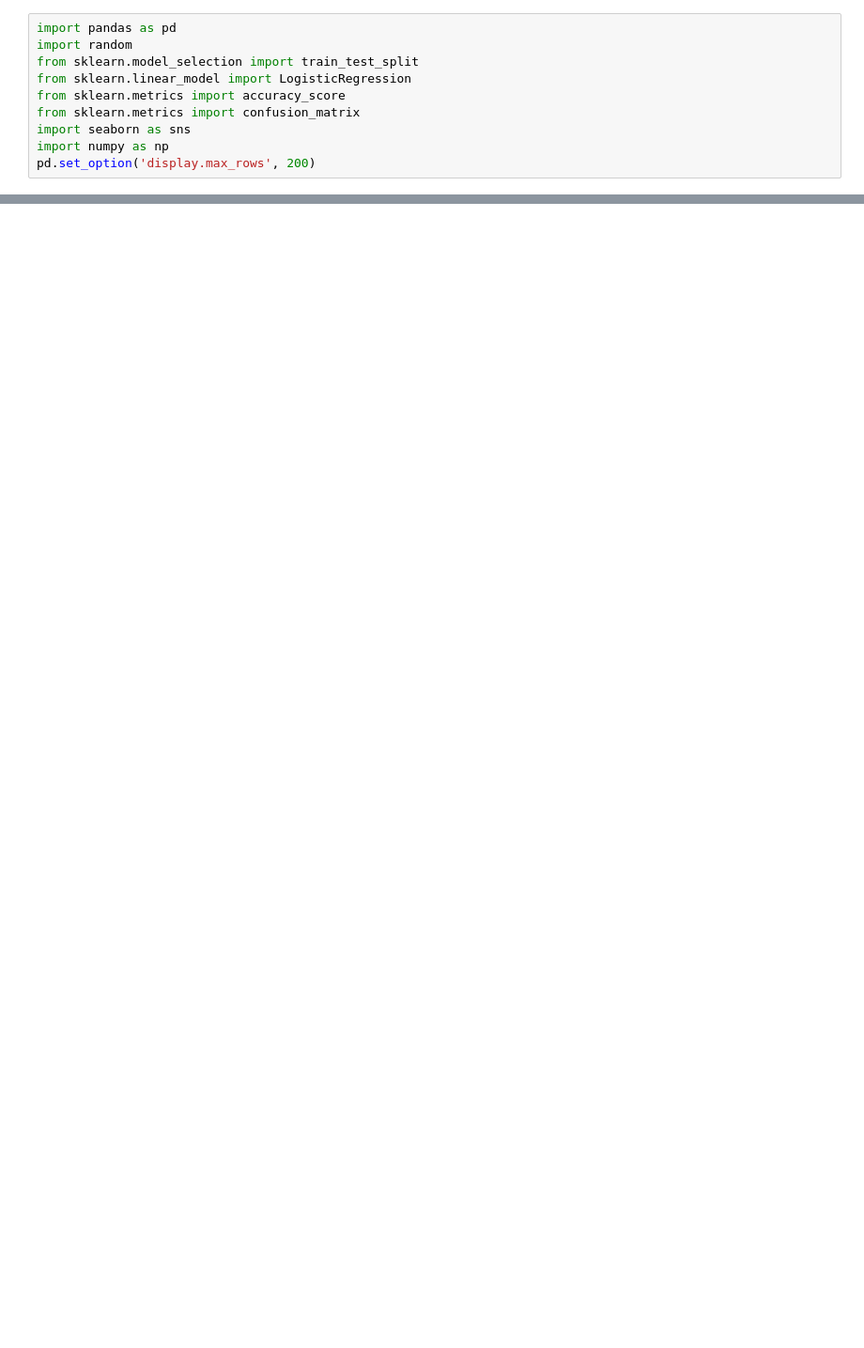
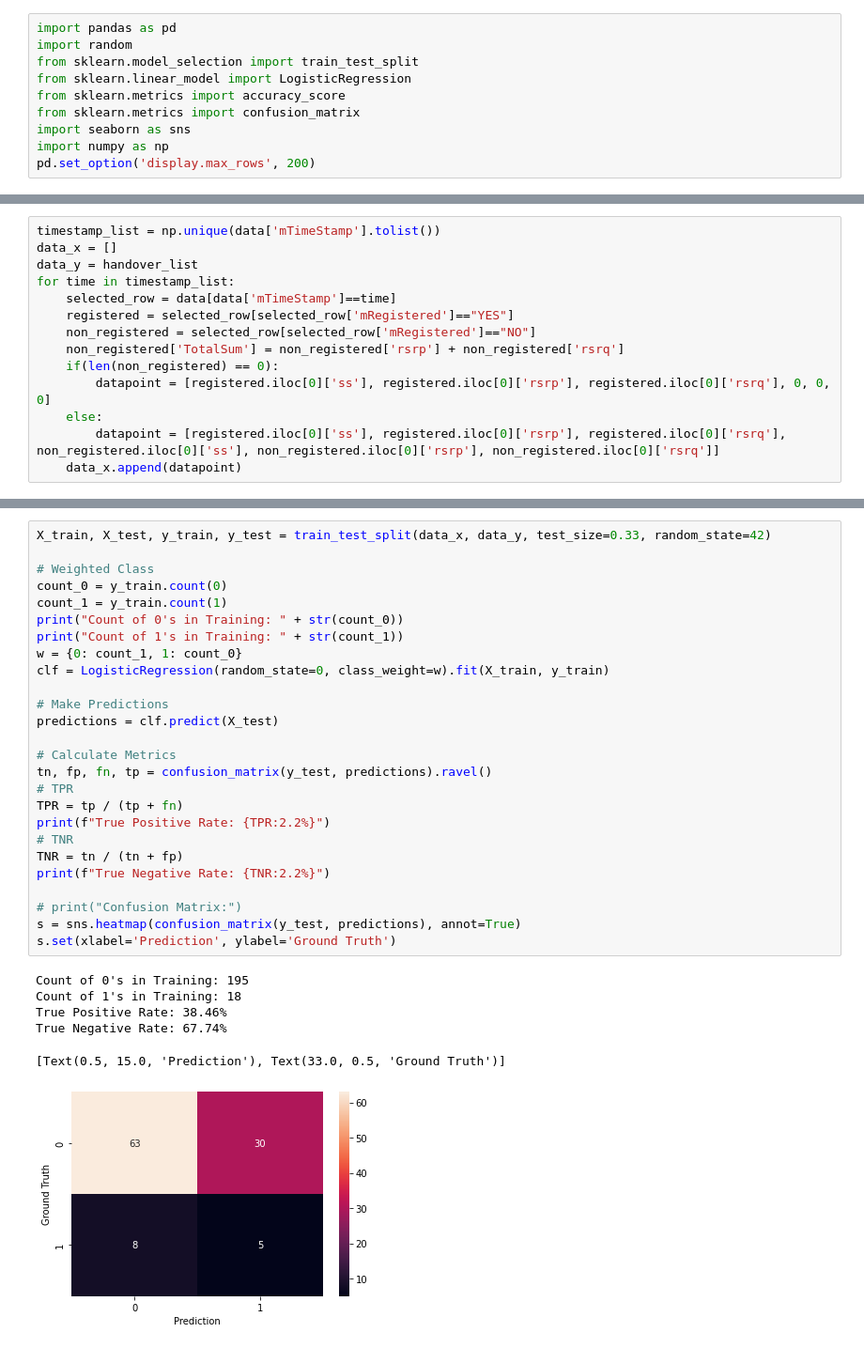
Before and after one commit to albertjstanley/handover-prediction, a Jupyter notebook: MLAttempt.ipynb, the cells around one changed output, grey strips where cells are left out. Shown at 94% size. Drawn from its saved outputs; the diff is of its cells as text; blank space fills up the shorter version.

```diff
--- a/MLAttempt.ipynb
+++ b/MLAttempt.ipynb
@@ -74,0 +211,14 @@ True Negative Rate: 68.89%
+# %%
+timestamp_list = np.unique(data['mTimeStamp'].tolist())
+data_x = []
+data_y = handover_list
+for time in timestamp_list:
+    selected_row = data[data['mTimeStamp']==time]
+    registered = selected_row[selected_row['mRegistered']=="YES"]
+    non_registered = selected_row[selected_row['mRegistered']=="NO"]
+    non_registered['TotalSum'] = non_registered['rsrp'] + non_registered['rsrq']
+    if(len(non_registered) == 0):
+        datapoint = [registered.iloc[0]['ss'], registered.iloc[0]['rsrp'], registered.iloc[0]['rsrq'], 0, 0, 0]
+    else:
+        datapoint = [registered.iloc[0]['ss'], registered.iloc[0]['rsrp'], registered.iloc[0]['rsrq'], non_registered.iloc[0]['ss'], non_registered.iloc[0]['rsrp'], non_registered.iloc[0]['rsrq']]
+    data_x.append(datapoint)
@@ -74,0 +237,33 @@ True Negative Rate: 68.89%
+# %%
+X_train, X_test, y_train, y_test = train_test_split(data_x, data_y, test_size=0.33, random_state=42)
+
+# Weighted Class
+count_0 = y_train.count(0)
+count_1 = y_train.count(1)
+print("Count of 0's in Training: " + str(count_0))
+print("Count of 1's in Training: " + str(count_1))
+w = {0: count_1, 1: count_0}
+clf = LogisticRegression(random_state=0, class_weight=w).fit(X_train, y_train)
+
+# Make Predictions
+predictions = clf.predict(X_test)
+
+# Calculate Metrics
+tn, fp, fn, tp = confusion_matrix(y_test, predictions).ravel()
+# TPR
+TPR = tp / (tp + fn)
+print(f"True Positive Rate: {TPR:2.2%}")
+# TNR
+TNR = tn / (tn + fp)
+print(f"True Negative Rate: {TNR:2.2%}")
+
+# print("Confusion Matrix:")
+s = sns.heatmap(confusion_matrix(y_test, predictions), annot=True)
+s.set(xlabel='Prediction', ylabel='Ground Truth')
+# %% [output]
+Count of 0's in Training: 195
+Count of 1's in Training: 18
+True Positive Rate: 38.46%
+True Negative Rate: 67.74%
+[Text(0.5, 15.0, 'Prediction'), Text(33.0, 0.5, 'Ground Truth')]
+[figure, added]
```
Also changed, not shown: parts of 13 cells of this notebook.
